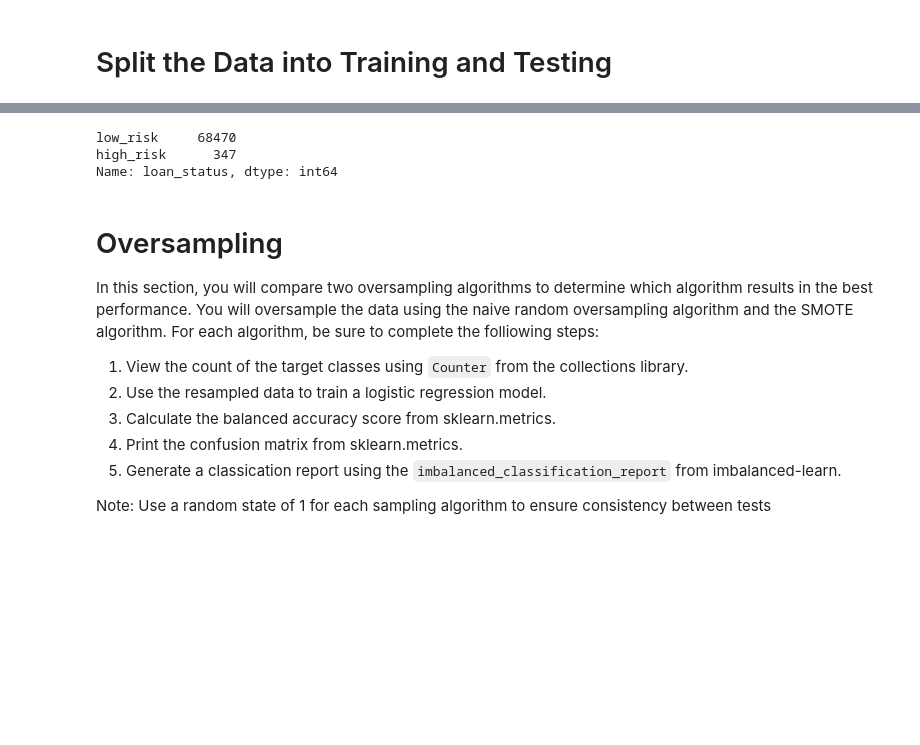
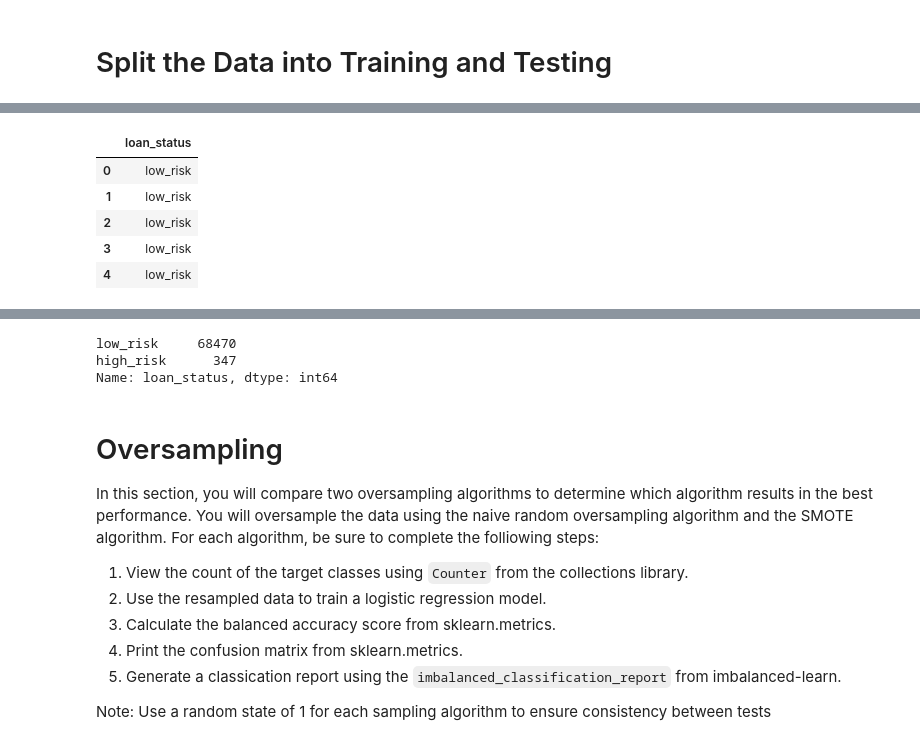
Before and after one commit to tamiespinosa/Credit_Risk_Analysis, a Jupyter notebook: credit_risk_resampling.ipynb, the cells around one changed output, grey strips where cells are left out. Cells and saved outputs as stored; diff of their text form; code cells hidden in the pictures; blank space fills up the shorter version.

```diff
--- a/credit_risk_resampling.ipynb
+++ b/credit_risk_resampling.ipynb
@@ -88,3 +95,14 @@ y = # YOUR CODE HERE
+# %%
+# Create our target
+y = df['loan_status'].to_frame()
+y.head()
+# %% [output]
+|  | loan_status |
+| 0 | low_risk |
+| 1 | low_risk |
+| 2 | low_risk |
+| 3 | low_risk |
+| 4 | low_risk |
 # %%
 X.describe()
 # %% [output]
```
Also changed, not shown: parts of 29 cells of this notebook.
